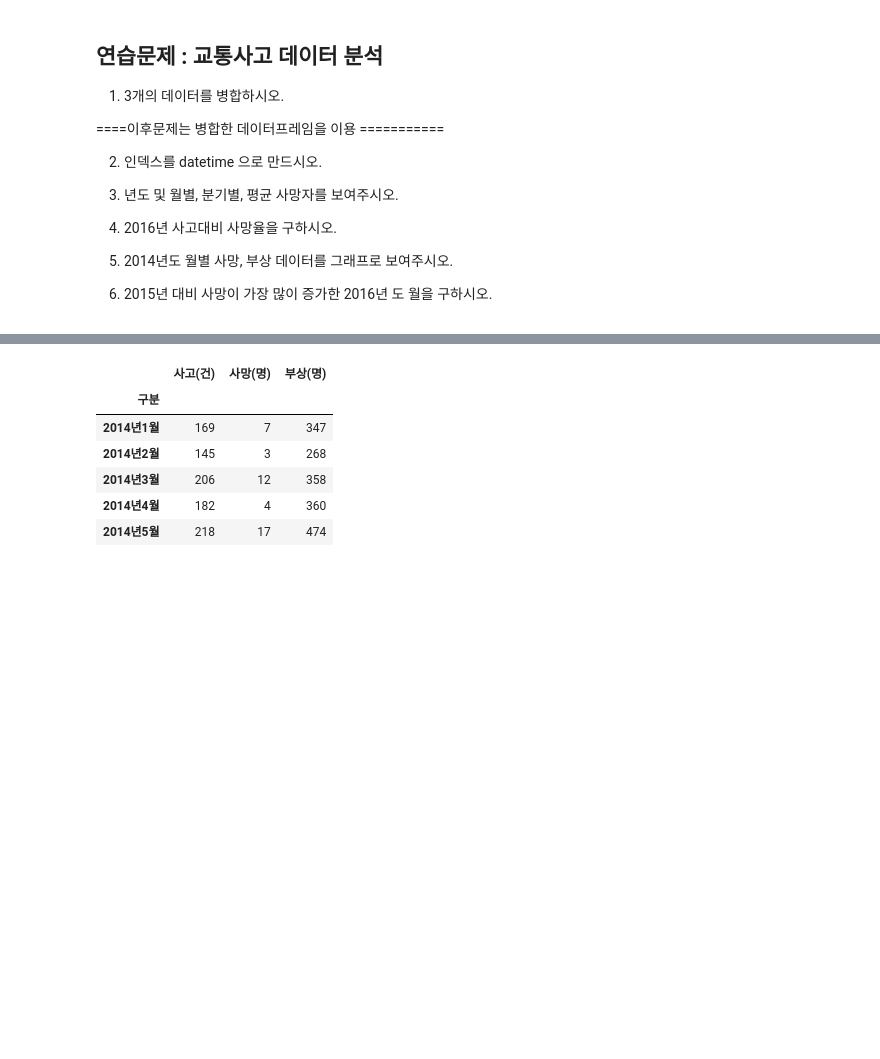
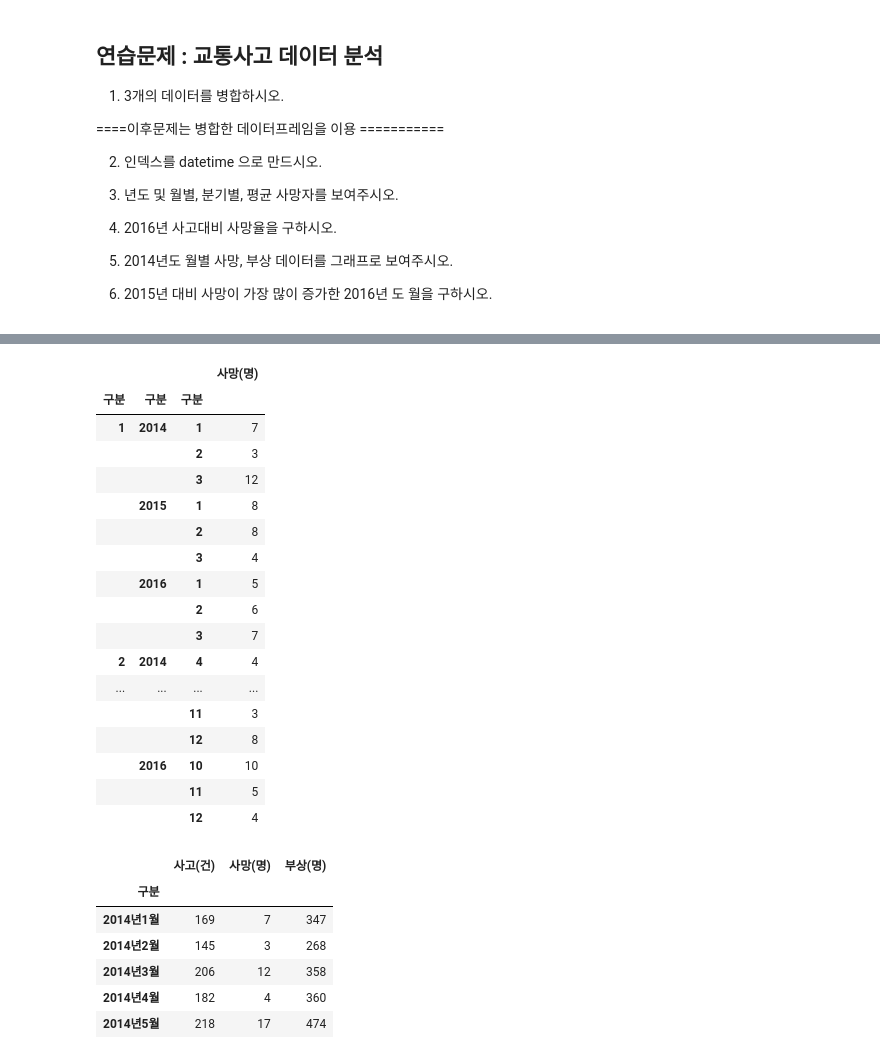
Before and after one commit to hana-K-918/wassup3, a Jupyter notebook: 03_Data_Preprocessing/02_09_Pandas 시계열 자료 다루기.ipynb, the cells around one changed output, grey strips where cells are left out. Cells and saved outputs as stored; diff of their text form; code cells hidden in the pictures; blank space fills up the shorter version.

```diff
--- a/03_Data_Preprocessing/02_09_Pandas 시계열 자료 다루기.ipynb
+++ b/03_Data_Preprocessing/02_09_Pandas 시계열 자료 다루기.ipynb
@@ -1093,2 +1241,23 @@ sdf.loc['2023-12'].resample(rule='S').mean()
+# %%
+df.groupby([df.index.quarter, df.index.year, df.index.month])[['사망(명)']].sum()
+# %% [output]
+|  |  |  | 사망(명) |
+| 구분 | 구분 | 구분 |  |
+| 1 | 2014 | 1 | 7 |
+|  |  | 2 | 3 |
+|  |  | 3 | 12 |
+|  | 2015 | 1 | 8 |
+|  |  | 2 | 8 |
+|  |  | 3 | 4 |
+|  | 2016 | 1 | 5 |
+|  |  | 2 | 6 |
+|  |  | 3 | 7 |
+| 2 | 2014 | 4 | 4 |
+| ... | ... | ... | ... |
+|  |  | 11 | 3 |
+|  |  | 12 | 8 |
+|  | 2016 | 10 | 10 |
+|  |  | 11 | 5 |
+|  |  | 12 | 4 |
 # %%
 # 1. 3개 데이터 병합
```
Also changed, not shown: parts of 22 cells of this notebook, 1 other file.
